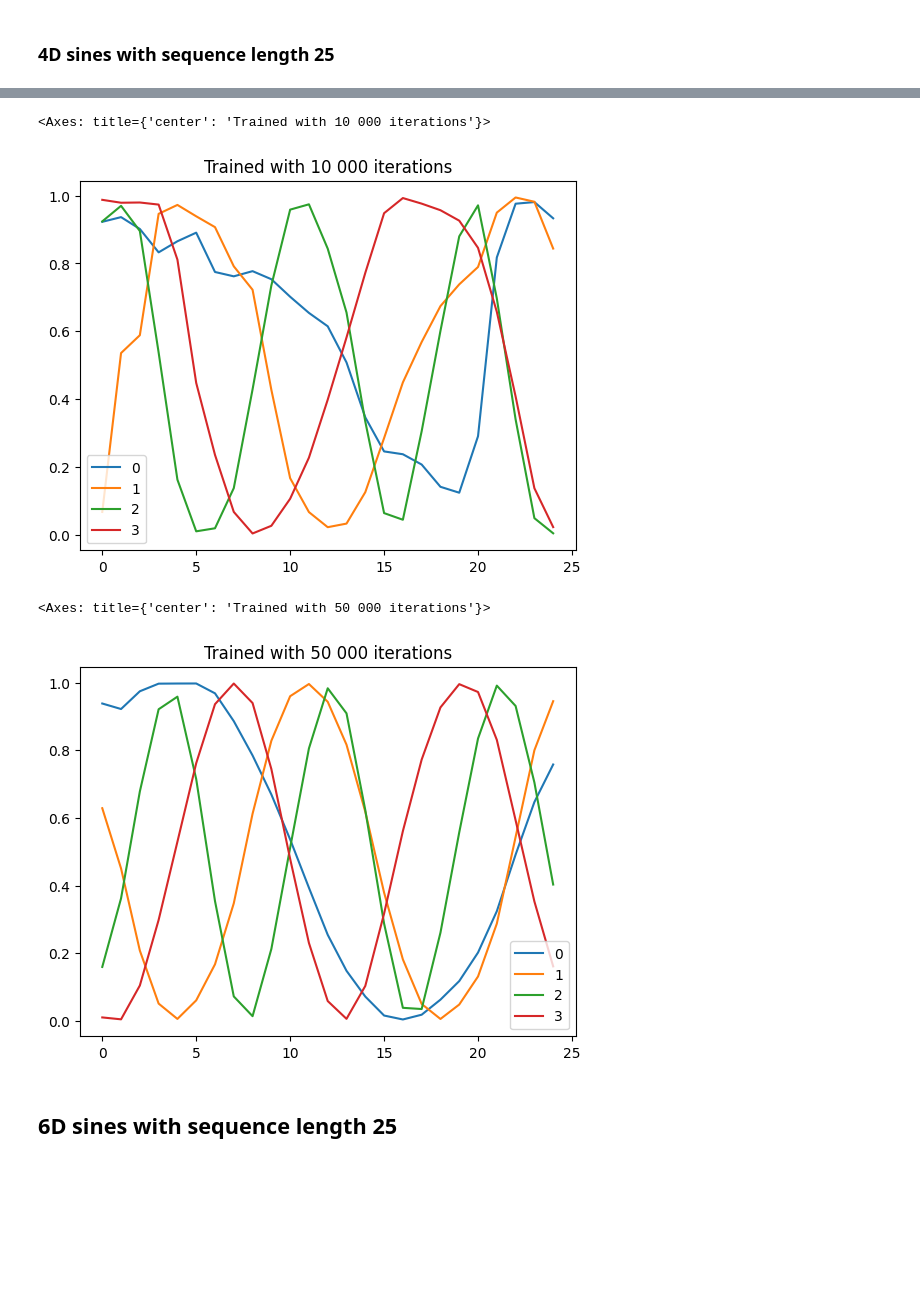
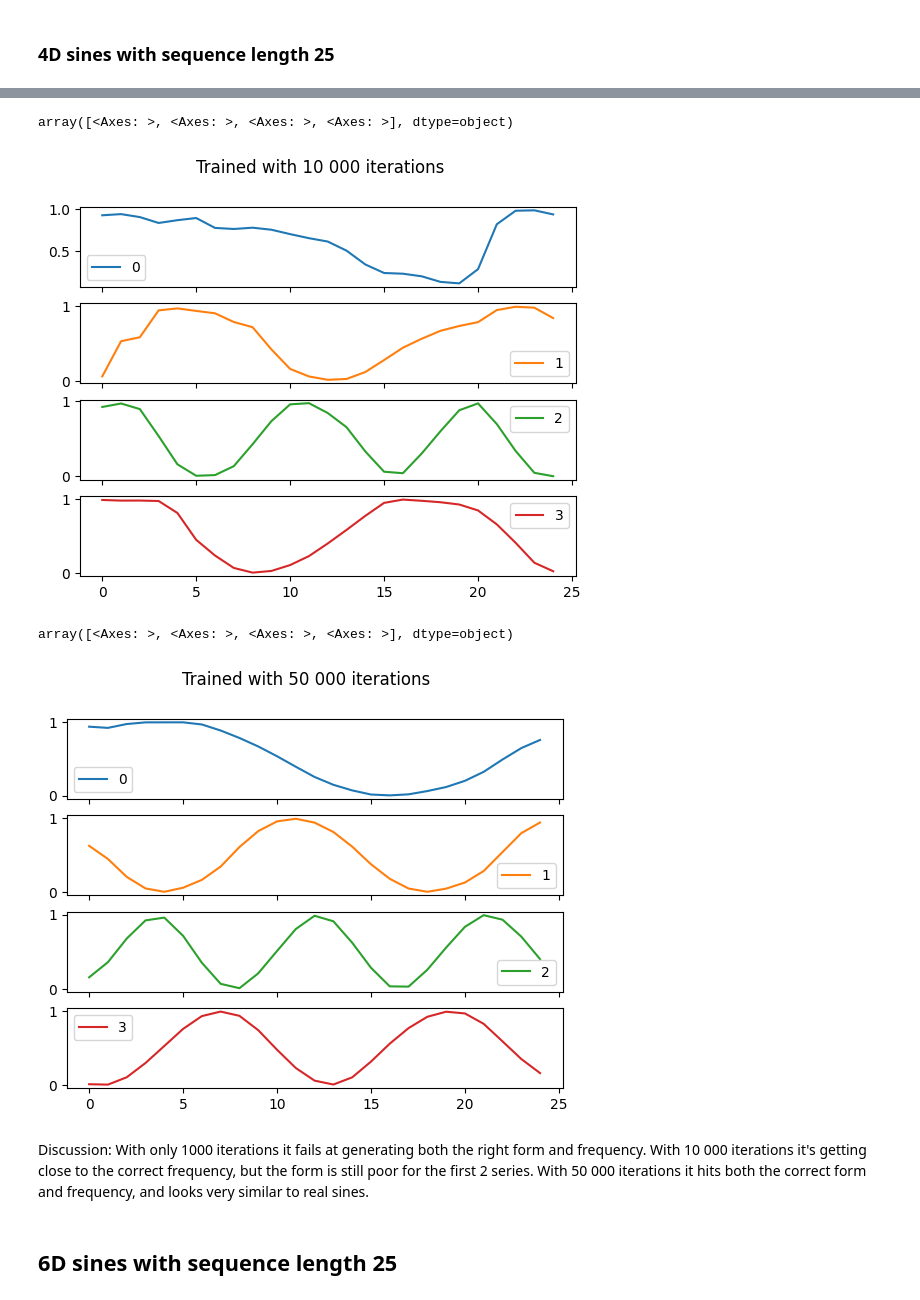
Before and after one commit to fredrikSveen/MSc_time_series_GAN, a Jupyter notebook: windowed_data.ipynb, the cells around one changed output, grey strips where cells are left out. Saved outputs shown, nothing was run; the diff lists cells and outputs as text; code cells hidden in the pictures; blank space fills up the shorter version.

Commit message:
added discussions for the sine results

```diff
--- a/windowed_data.ipynb
+++ b/windowed_data.ipynb
@@ -90,13 +96,15 @@ df_dim4_1000.plot(title="Trained with 1000 iterations")
 # %%
-df_dim4_10000.plot(title="Trained with 10 000 iterations")
+df_dim4_10000.plot(title="Trained with 10 000 iterations", subplots=True)
 # %% [output]
-<Axes: title={'center': 'Trained with 10 000 iterations'}>
+array([<Axes: >, <Axes: >, <Axes: >, <Axes: >], dtype=object)
-[figure, old version]
+[figure, new version]
 # %%
-df_dim4_50000.plot(title="Trained with 50 000 iterations")
+df_dim4_50000.plot(title="Trained with 50 000 iterations", subplots=True)
 # %% [output]
-<Axes: title={'center': 'Trained with 50 000 iterations'}>
+array([<Axes: >, <Axes: >, <Axes: >, <Axes: >], dtype=object)
-[figure, old version]
+[figure, new version]
+# %% [markdown]
+Discussion: With only 1000 iterations it fails at generating both the right form and frequency. With 10 000 iterations it's getting close to the correct frequency, but the form is still poor for the first 2 series. With 50 000 iterations it hits both the correct form and frequency, and looks very similar to real sines.
 # %% [markdown]
 ## 6D sines with sequence length 25
 # %%
```
Also changed, not shown: parts of 5 cells of this notebook.
